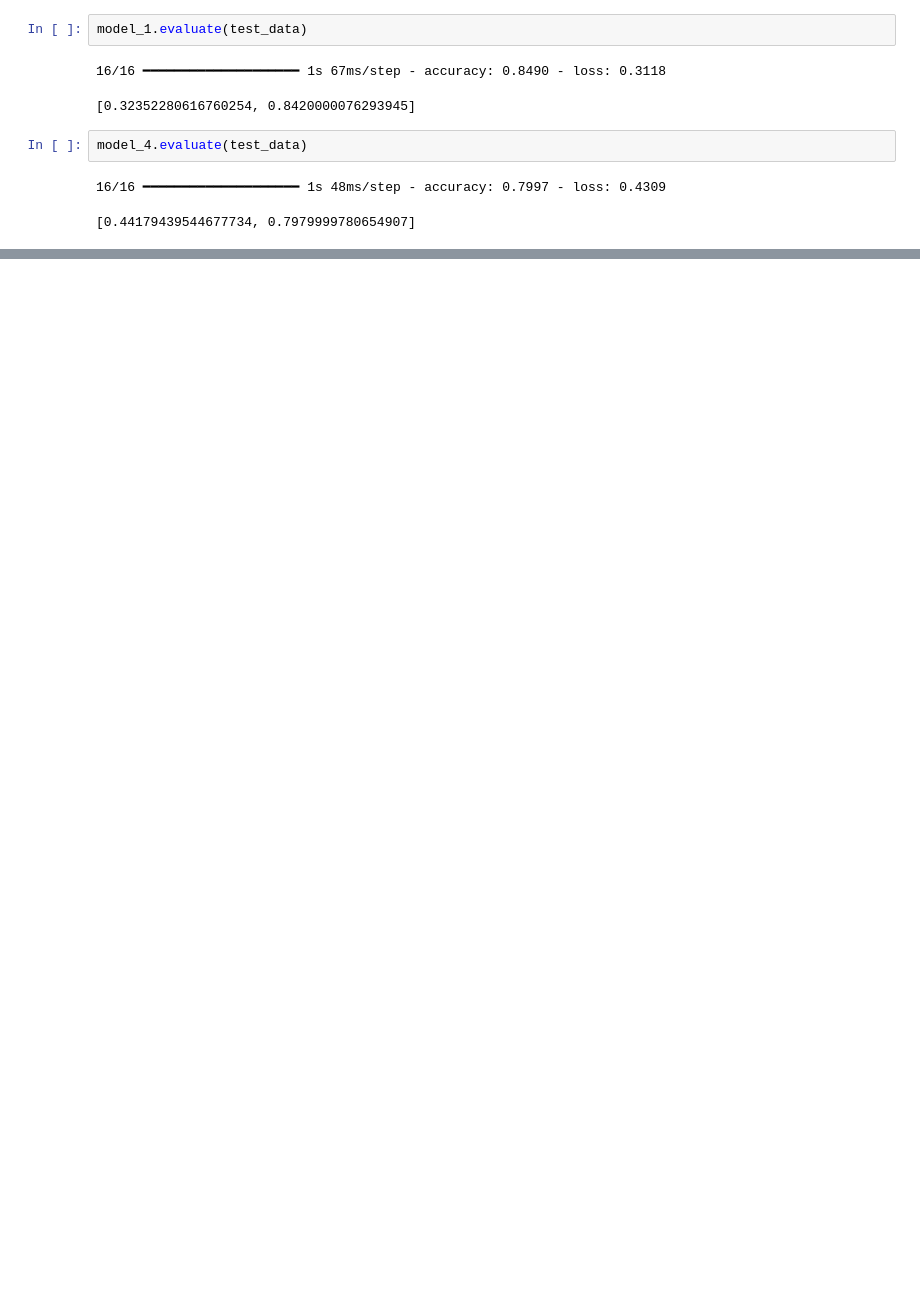
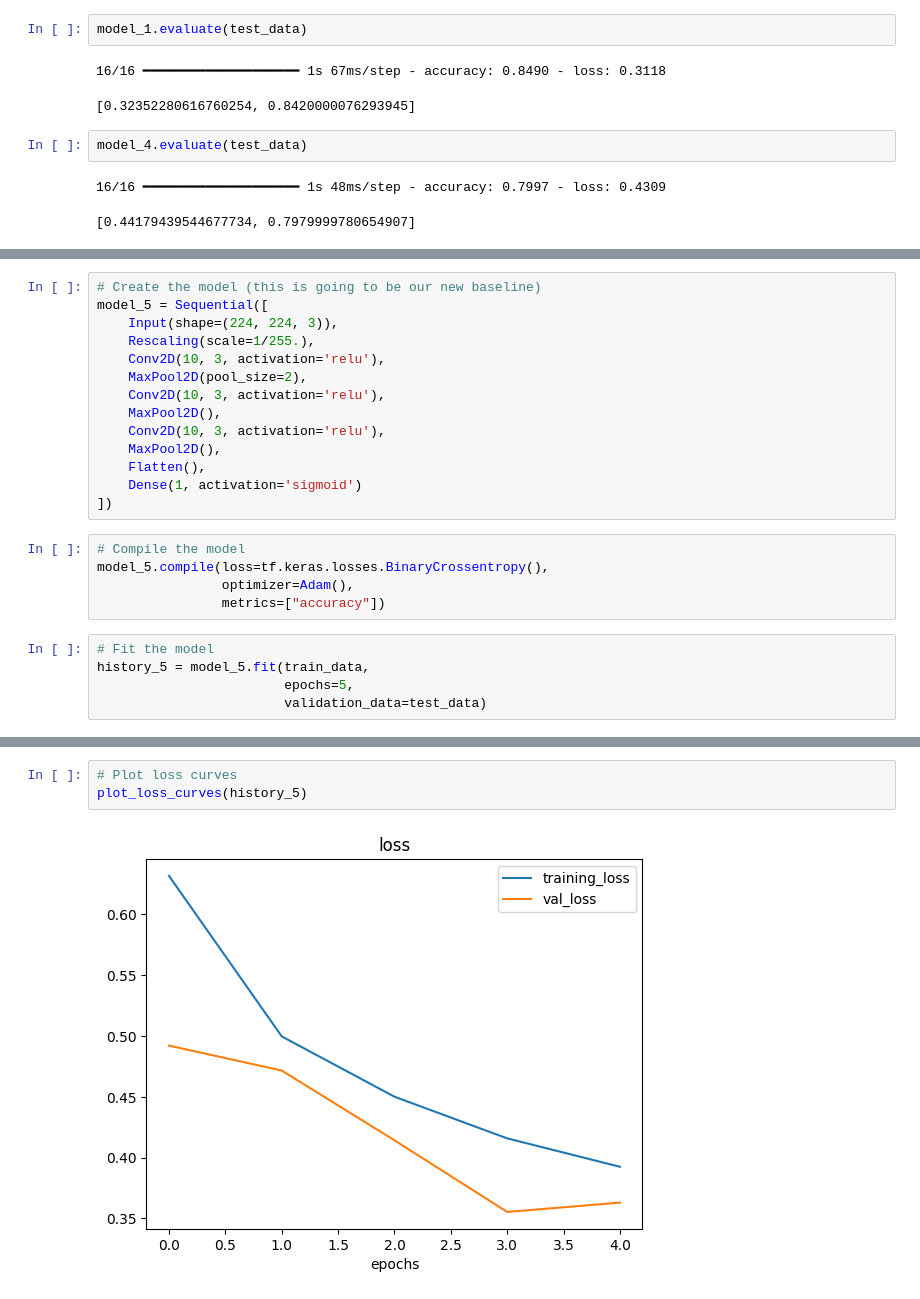
Before and after one commit to Rus-tam/daniel_bourke_course, a Jupyter notebook: notebooks/CNN & Computer Vision with TF.ipynb, the cells around one changed output, grey strips where cells are left out. Saved outputs shown, nothing was run; the diff lists cells and outputs as text; blank space fills up the shorter version.

```diff
--- a/notebooks/CNN & Computer Vision with TF.ipynb
+++ b/notebooks/CNN & Computer Vision with TF.ipynb
@@ -606,0 +676,24 @@ model_4.evaluate(test_data)
+# %%
+# Create the model (this is going to be our new baseline)
+model_5 = Sequential([
+    Input(shape=(224, 224, 3)),
+    Rescaling(scale=1/255.),
+    Conv2D(10, 3, activation='relu'),
+    MaxPool2D(pool_size=2),
+    Conv2D(10, 3, activation='relu'),
+    MaxPool2D(),
+    Conv2D(10, 3, activation='relu'),
+    MaxPool2D(),
+    Flatten(),
+    Dense(1, activation='sigmoid')
+])
+# %%
+# Compile the model
+model_5.compile(loss=tf.keras.losses.BinaryCrossentropy(),
+                optimizer=Adam(),
+                metrics=["accuracy"])
+# %%
+# Fit the model
+history_5 = model_5.fit(train_data,
+                        epochs=5,
+                        validation_data=test_data)
@@ -606,0 +760,5 @@ model_4.evaluate(test_data)
+# %%
+# Plot loss curves
+plot_loss_curves(history_5)
+# %% [output]
+[figure, added]
```
Also changed, not shown: parts of 11 cells of this notebook.
